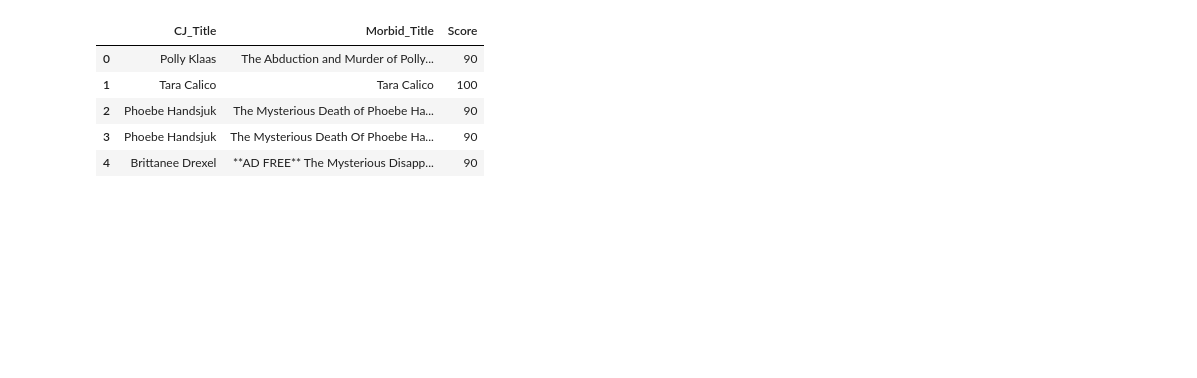
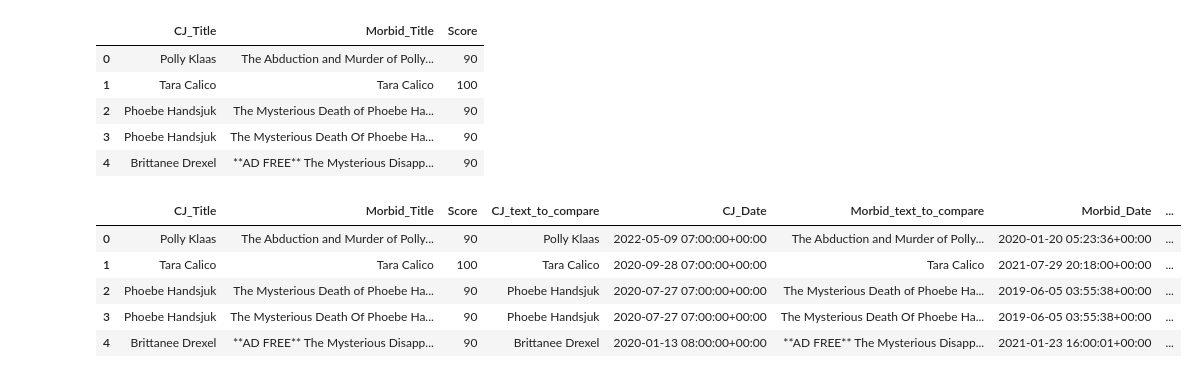
Before and after one commit to trburnet/Content_Agg, a Jupyter notebook: agg_nb.ipynb, the cells around one changed output. Cells and saved outputs as stored; diff of their text form; code cells hidden in the pictures; blank space fills up the shorter version.

```diff
--- a/agg_nb.ipynb
+++ b/agg_nb.ipynb
@@ -105,6 +146,15 @@ matches_df.head()
 #merging the morbid and cj dataframes with the matches_df
 joined_df = matches_df.merge(cj_df[['CJ_text_to_compare', 'published']], how='left', left_on='CJ_Title', right_on='CJ_text_to_compare')
 joined_df = joined_df.merge(morbid_df[['Morbid_text_to_compare', 'published']], how='left', left_on='Morbid_Title', right_on='Morbid_text_to_compare')
+# %%
+joined_df.head()
+# %% [output]
+|  | CJ_Title | Morbid_Title | Score | CJ_text_to_compare | CJ_Date | Morbid_text_to_compare | Morbid_Date | ... |
+| 0 | Polly Klaas | The Abduction and Murder of Polly... | 90 | Polly Klaas | 2022-05-09 07:00:00+00:00 | The Abduction and Murder of Polly... | 2020-01-20 05:23:36+00:00 | ... |
+| 1 | Tara Calico | Tara Calico | 100 | Tara Calico | 2020-09-28 07:00:00+00:00 | Tara Calico | 2021-07-29 20:18:00+00:00 | ... |
+| 2 | Phoebe Handsjuk | The Mysterious Death of Phoebe Ha... | 90 | Phoebe Handsjuk | 2020-07-27 07:00:00+00:00 | The Mysterious Death of Phoebe Ha... | 2019-06-05 03:55:38+00:00 | ... |
+| 3 | Phoebe Handsjuk | The Mysterious Death Of Phoebe Ha... | 90 | Phoebe Handsjuk | 2020-07-27 07:00:00+00:00 | The Mysterious Death Of Phoebe Ha... | 2019-06-05 03:55:38+00:00 | ... |
+| 4 | Brittanee Drexel | **AD FREE** The Mysterious Disapp... | 90 | Brittanee Drexel | 2020-01-13 08:00:00+00:00 | **AD FREE** The Mysterious Disapp... | 2021-01-23 16:00:01+00:00 | ... |
 # %%
 # Had to rename the date columns
 joined_df.rename(columns={
```
Also changed, not shown: parts of 12 cells of this notebook, 1 other file.
